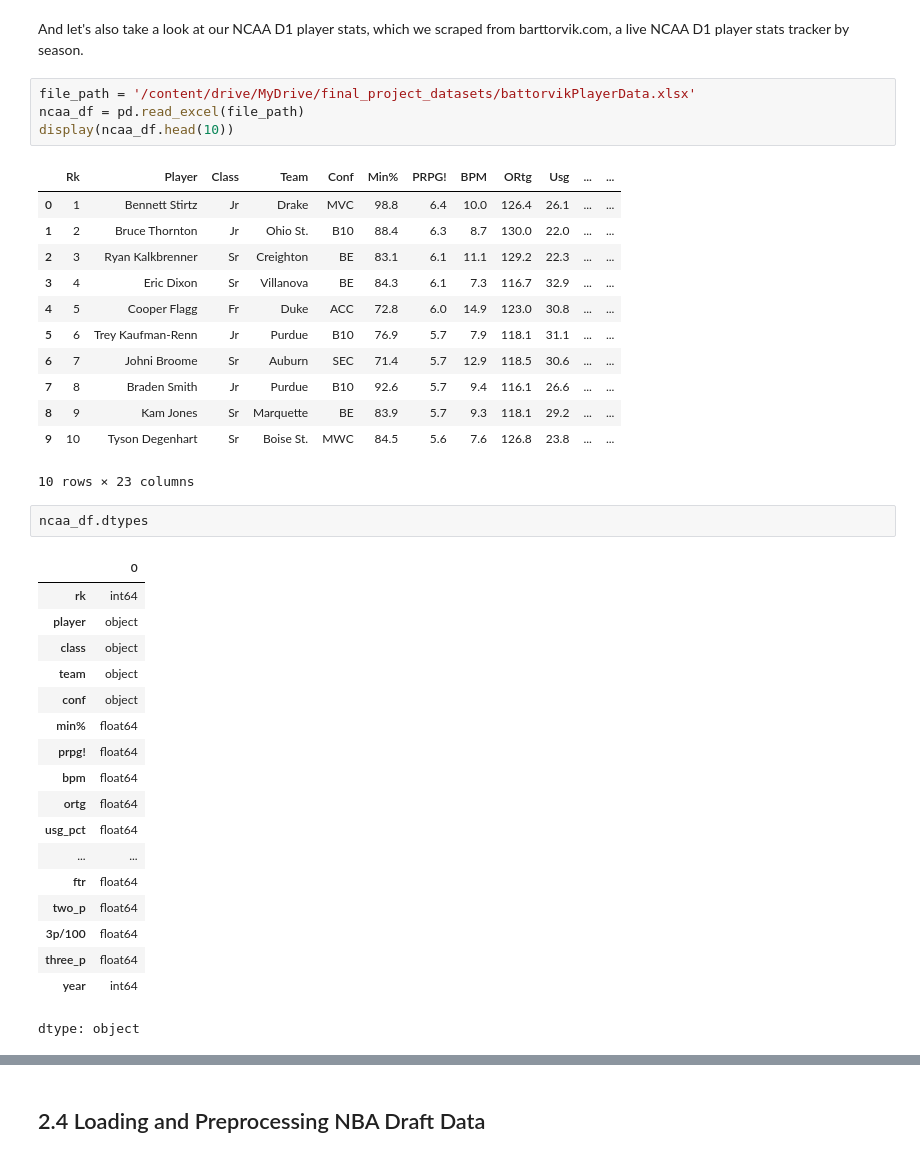
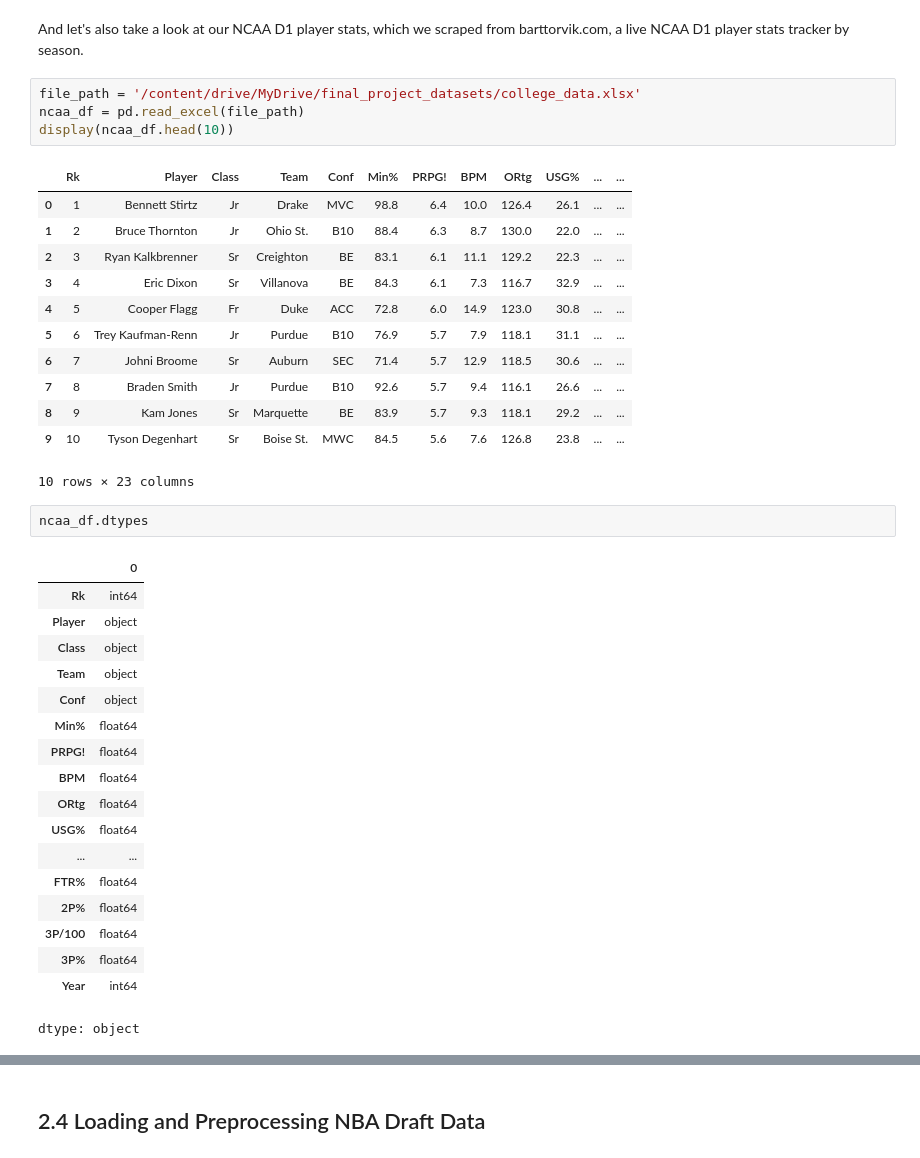
Before and after one commit to BennettHilck12/DraftEdge, a Jupyter notebook: DraftEdge.ipynb, the cells around one changed output, grey strips where cells are left out. Cells and saved outputs as stored; diff of their text form.

```diff
--- a/DraftEdge.ipynb
+++ b/DraftEdge.ipynb
@@ -148,11 +154,11 @@ However, we know that the NBA combine is invite only, and many players who get d
 # %% [markdown]
 And let's also take a look at our NCAA D1 player stats, which we scraped from barttorvik.com, a live NCAA D1 player stats tracker by season.
 # %%
-file_path = '/content/drive/MyDrive/final_project_datasets/battorvikPlayerData.xlsx'
+file_path = '/content/drive/MyDrive/final_project_datasets/college_data.xlsx'
 ncaa_df = pd.read_excel(file_path)
 display(ncaa_df.head(10))
 # %% [output]
-|  | Rk | Player | Class | Team | Conf | Min% | PRPG! | BPM | ORtg | Usg | ... | ... |
+|  | Rk | Player | Class | Team | Conf | Min% | PRPG! | BPM | ORtg | USG% | ... | ... |
 | 0 | 1 | Bennett Stirtz | Jr | Drake | MVC | 98.8 | 6.4 | 10.0 | 126.4 | 26.1 | ... | ... |
 | 1 | 2 | Bruce Thornton | Jr | Ohio St. | B10 | 88.4 | 6.3 | 8.7 | 130.0 | 22.0 | ... | ... |
 | 2 | 3 | Ryan Kalkbrenner | Sr | Creighton | BE | 83.1 | 6.1 | 11.1 | 129.2 | 22.3 | ... | ... |
@@ -168,22 +174,22 @@ display(ncaa_df.head(10))
 ncaa_df.dtypes
 # %% [output]
 |  | 0 |
-| rk | int64 |
-| player | object |
-| class | object |
-| team | object |
-| conf | object |
-| min% | float64 |
-| prpg! | float64 |
-| bpm | float64 |
-| ortg | float64 |
-| usg_pct | float64 |
+| Rk | int64 |
+| Player | object |
+| Class | object |
+| Team | object |
+| Conf | object |
+| Min% | float64 |
+| PRPG! | float64 |
+| BPM | float64 |
+| ORtg | float64 |
+| USG% | float64 |
 | ... | ... |
-| ftr | float64 |
-| two_p | float64 |
-| 3p/100 | float64 |
-| three_p | float64 |
-| year | int64 |
+| FTR% | float64 |
+| 2P% | float64 |
+| 3P/100 | float64 |
+| 3P% | float64 |
+| Year | int64 |
 dtype: object
 # %%
 ncaa_df.describe()
```
Also changed, not shown: parts of 34 cells of this notebook.
